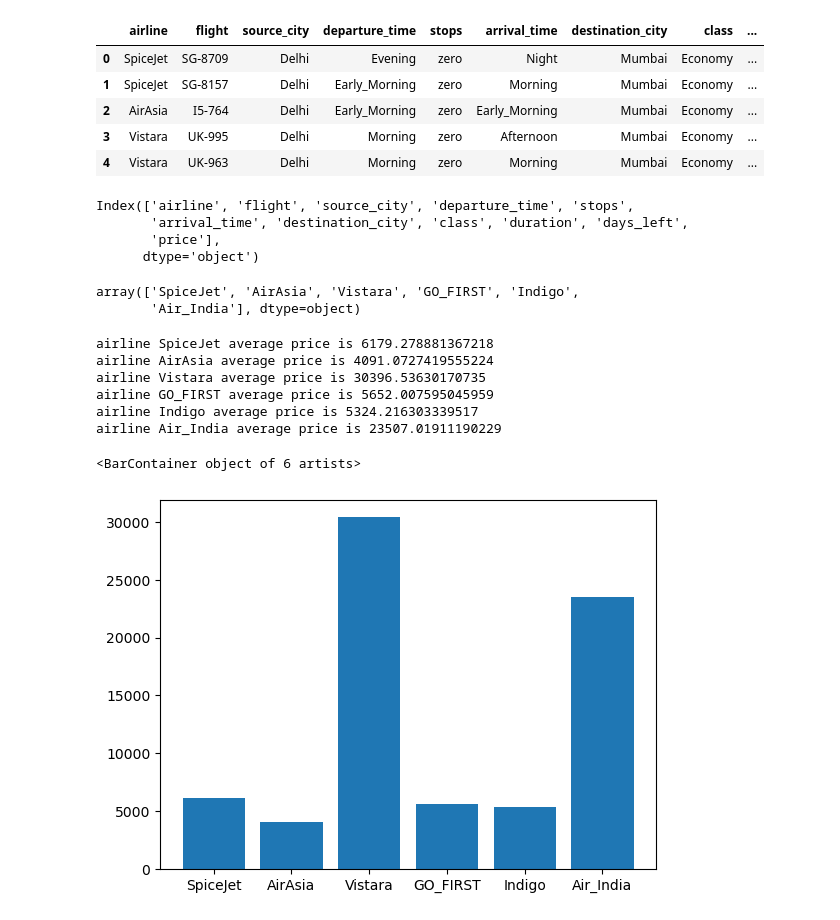
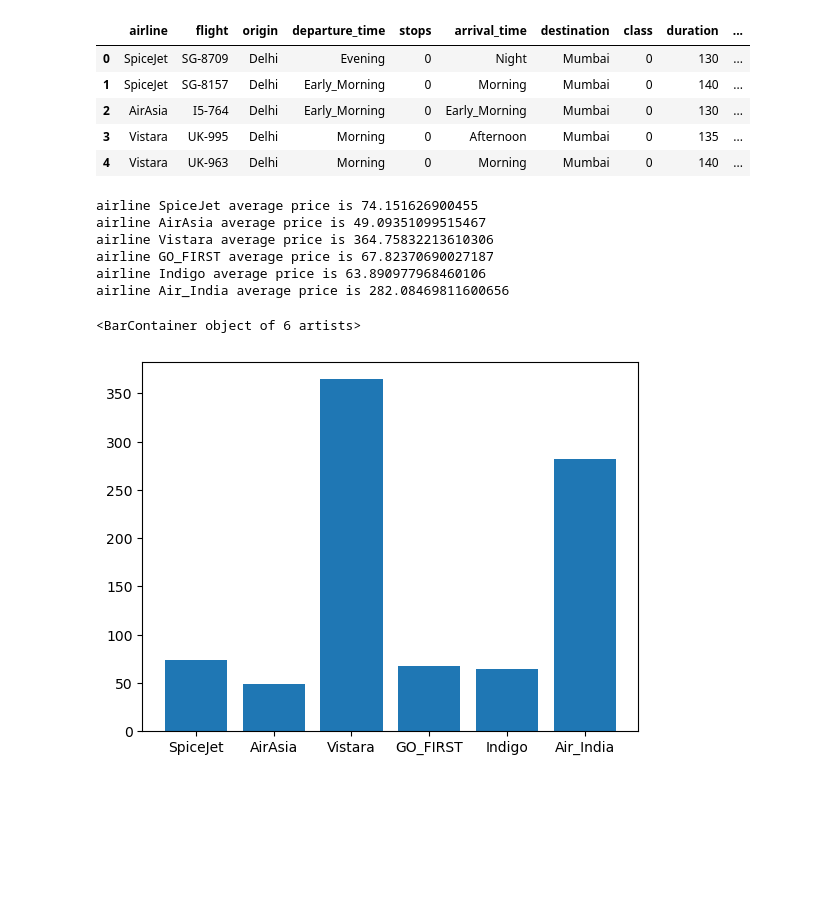
Before and after one commit to LandryHouston/Flight_Price_Prediction, a Jupyter notebook: code/EDA-Mark.ipynb, the cells around one changed output. Drawn from its saved outputs; the diff is of its cells as text; code cells hidden in the pictures; blank space fills up the shorter version.

```diff
--- a/code/EDA-Mark.ipynb
+++ b/code/EDA-Mark.ipynb
@@ -2,28 +2,16 @@
 import pandas as pd
 import matplotlib.pyplot as plt
 # %%
-df = pd.read_csv('../data/Clean_Dataset.csv',index_col=False)
-df.drop(columns = 'Unnamed: 0', inplace=True)
+df = pd.read_csv('../data/clean_dataset.csv',index_col=False)
+#df.drop(columns = 'Unnamed: 0', inplace=True)
 df.head()
 # %% [output]
-|  | airline | flight | source_city | departure_time | stops | arrival_time | destination_city | class | ... |
-| 0 | SpiceJet | SG-8709 | Delhi | Evening | zero | Night | Mumbai | Economy | ... |
-| 1 | SpiceJet | SG-8157 | Delhi | Early_Morning | zero | Morning | Mumbai | Economy | ... |
-| 2 | AirAsia | I5-764 | Delhi | Early_Morning | zero | Early_Morning | Mumbai | Economy | ... |
-| 3 | Vistara | UK-995 | Delhi | Morning | zero | Afternoon | Mumbai | Economy | ... |
-| 4 | Vistara | UK-963 | Delhi | Morning | zero | Morning | Mumbai | Economy | ... |
+|  | airline | flight | origin | departure_time | stops | arrival_time | destination | class | duration | ... |
+| 0 | SpiceJet | SG-8709 | Delhi | Evening | 0 | Night | Mumbai | 0 | 130 | ... |
+| 1 | SpiceJet | SG-8157 | Delhi | Early_Morning | 0 | Morning | Mumbai | 0 | 140 | ... |
+| 2 | AirAsia | I5-764 | Delhi | Early_Morning | 0 | Early_Morning | Mumbai | 0 | 130 | ... |
+| 3 | Vistara | UK-995 | Delhi | Morning | 0 | Afternoon | Mumbai | 0 | 135 | ... |
+| 4 | Vistara | UK-963 | Delhi | Morning | 0 | Morning | Mumbai | 0 | 140 | ... |
-# %%
-df.columns
-# %% [output]
-Index(['airline', 'flight', 'source_city', 'departure_time', 'stops',
-       'arrival_time', 'destination_city', 'class', 'duration', 'days_left',
-       'price'],
-      dtype='object')
-# %%
-df['airline'].unique()
-# %% [output]
-array(['SpiceJet', 'AirAsia', 'Vistara', 'GO_FIRST', 'Indigo',
-       'Air_India'], dtype=object)
 # %%
 temp1_list = []
 temp2_list = []
@@ -33,12 +21,12 @@ for i in df['airline'].unique():
     temp2_list.append(df.groupby('airline').get_group(i)['price'].mean())
 plt.bar(temp1_list,temp2_list)
 # %% [output]
-airline SpiceJet average price is 6179.278881367218
-airline AirAsia average price is 4091.0727419555224
-airline Vistara average price is 30396.53630170735
-airline GO_FIRST average price is 5652.007595045959
-airline Indigo average price is 5324.216303339517
-airline Air_India average price is 23507.01911190229
+airline SpiceJet average price is 74.151626900455
+airline AirAsia average price is 49.09351099515467
+airline Vistara average price is 364.75832213610306
+airline GO_FIRST average price is 67.82370690027187
+airline Indigo average price is 63.890977968460106
+airline Air_India average price is 282.08469811600656
 <BarContainer object of 6 artists>
-[figure, old version]
+[figure, new version]
 # %%
```
Also changed, not shown: parts of 8 cells of this notebook, 14 other files.
